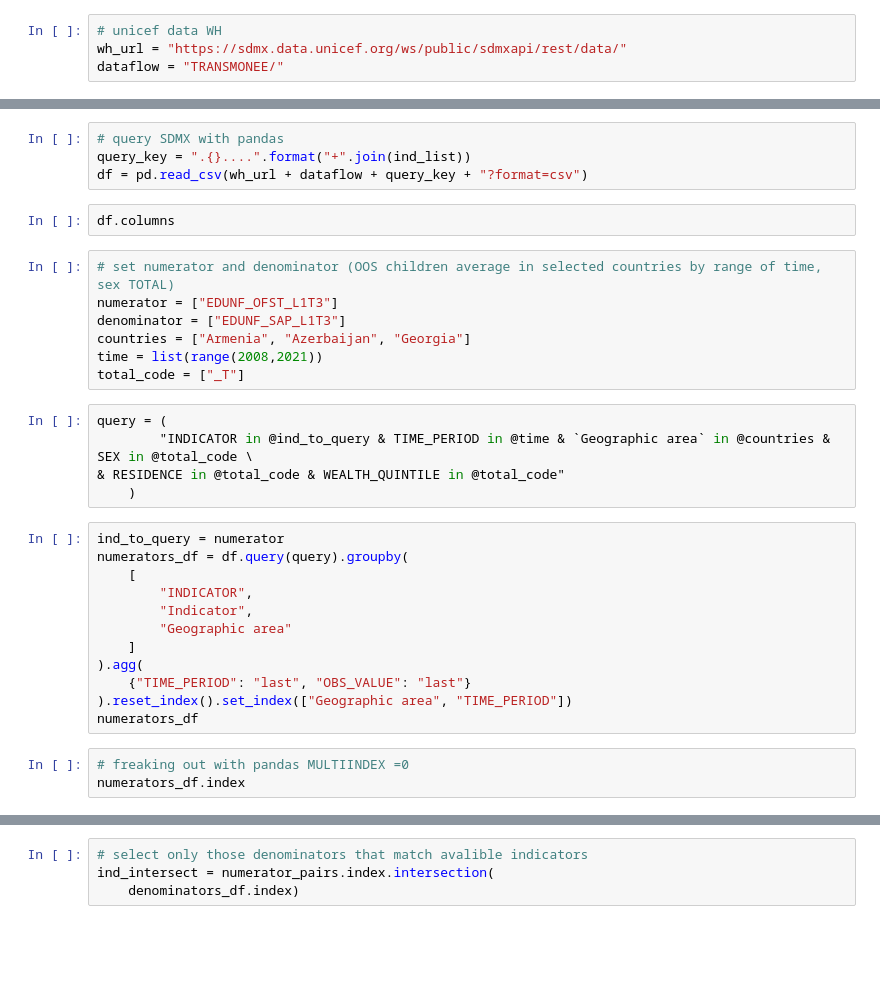
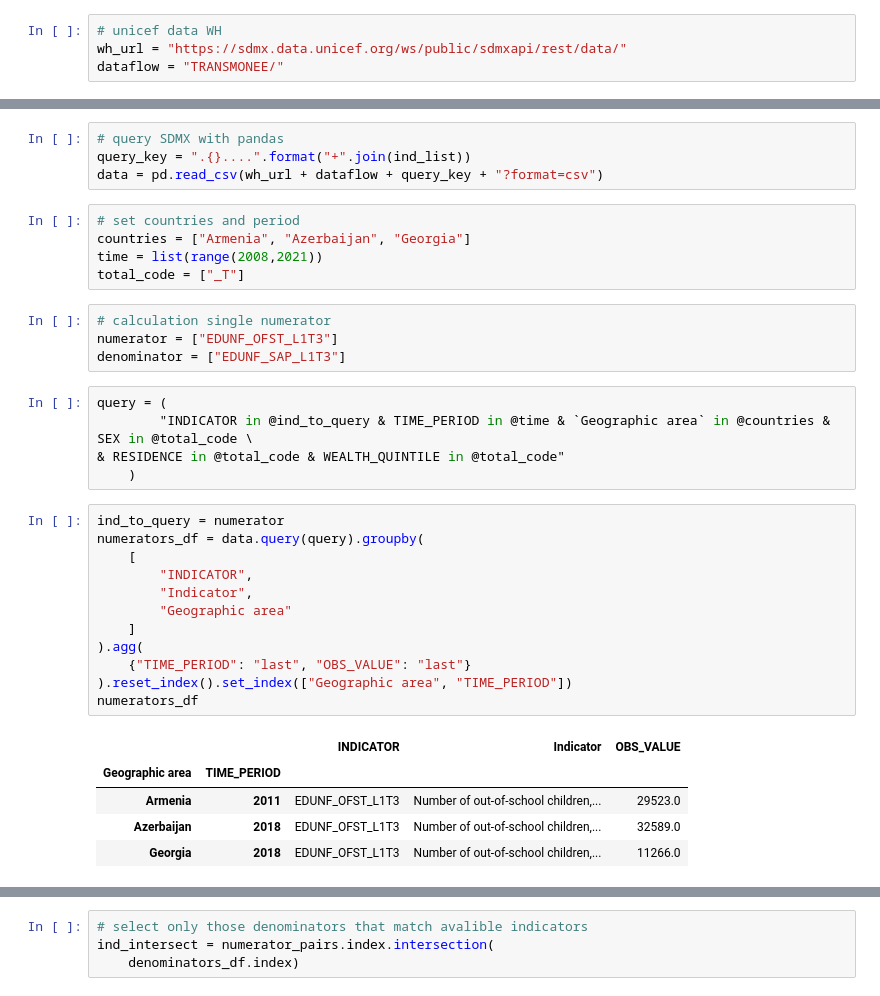
Before and after one commit to UNICEFECAR/dash, a Jupyter notebook: check_on_cards.ipynb, the cells around one changed output, grey strips where cells are left out. Cells and saved outputs as stored; diff of their text form; blank space fills up the shorter version.

```diff
--- a/check_on_cards.ipynb
+++ b/check_on_cards.ipynb
@@ -21,16 +37,16 @@ ind_list = [
 # %%
 # query SDMX with pandas
 query_key = ".{}....".format("+".join(ind_list))
-df = pd.read_csv(wh_url + dataflow + query_key + "?format=csv")
+data = pd.read_csv(wh_url + dataflow + query_key + "?format=csv")
-# %%
-df.columns
 # %%
-# set numerator and denominator (OOS children average in selected countries by range of time, sex TOTAL)
-numerator = ["EDUNF_OFST_L1T3"]
-denominator = ["EDUNF_SAP_L1T3"]
+# set countries and period
 countries = ["Armenia", "Azerbaijan", "Georgia"]
 time = list(range(2008,2021))
 total_code = ["_T"]
+# %%
+# calculation single numerator
+numerator = ["EDUNF_OFST_L1T3"]
+denominator = ["EDUNF_SAP_L1T3"]
 # %%
 query = (
         "INDICATOR in @ind_to_query & TIME_PERIOD in @time & `Geographic area` in @countries & SEX in @total_code \
@@ -38,19 +54,22 @@ query = (
     )
 # %%
 ind_to_query = numerator
-numerators_df = df.query(query).groupby(
+numerators_df = data.query(query).groupby(
     [
         "INDICATOR",
         "Indicator",
         "Geographic area"
     ]
 ).agg(
     {"TIME_PERIOD": "last", "OBS_VALUE": "last"}
 ).reset_index().set_index(["Geographic area", "TIME_PERIOD"])
 numerators_df
+# %% [output]
+|  |  | INDICATOR | Indicator | OBS_VALUE |
+| Geographic area | TIME_PERIOD |  |  |  |
+| Armenia | 2011 | EDUNF_OFST_L1T3 | Number of out-of-school children,... | 29523.0 |
+| Azerbaijan | 2018 | EDUNF_OFST_L1T3 | Number of out-of-school children,... | 32589.0 |
+| Georgia | 2018 | EDUNF_OFST_L1T3 | Number of out-of-school children,... | 11266.0 |
-# %%
-# freaking out with pandas MULTIINDEX =0
-numerators_df.index
 # %%
 # select the denominators and set them with numerator compound-index
 ind_to_query = denominator
```
Also changed, not shown: parts of 56 cells of this notebook.
